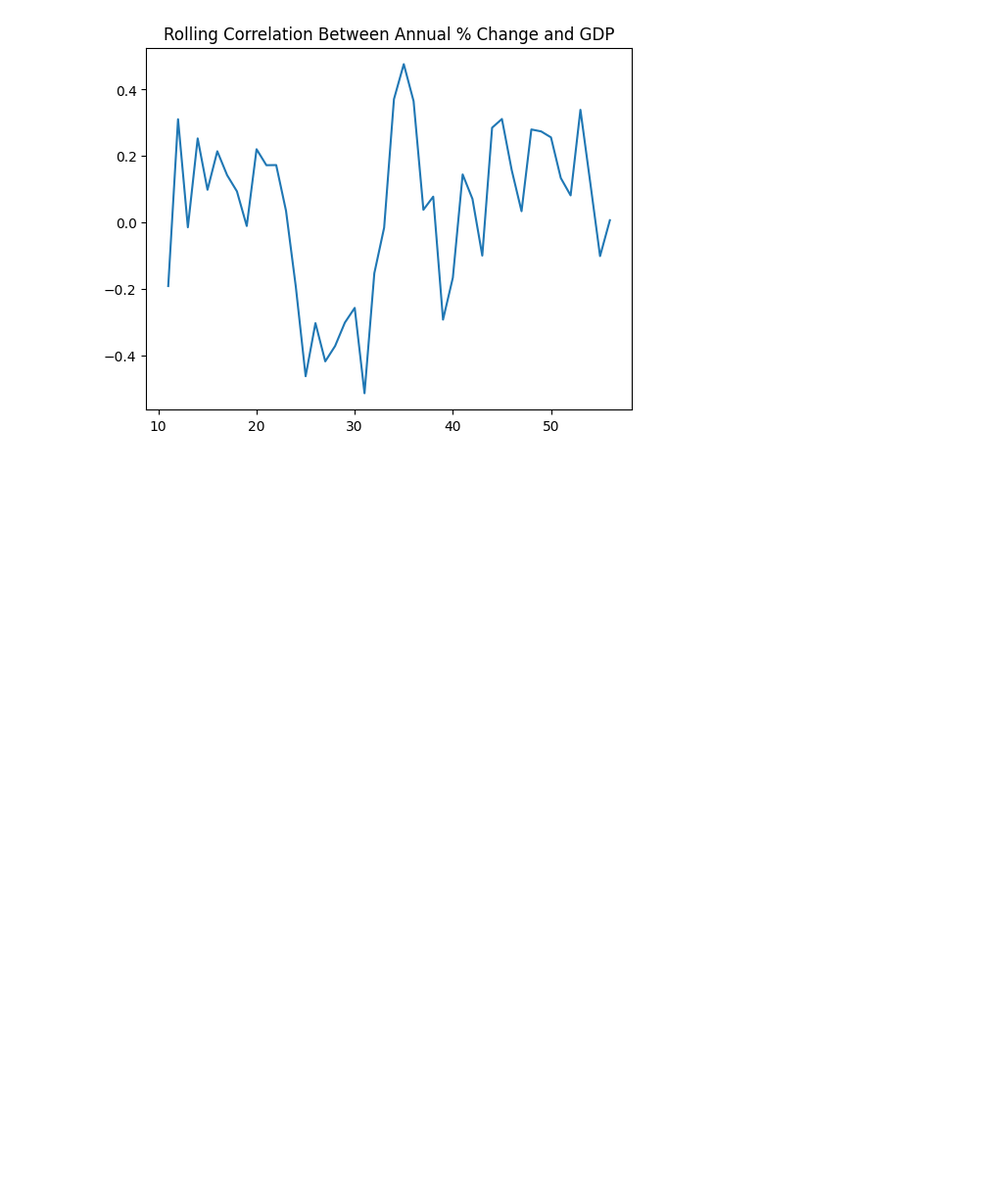
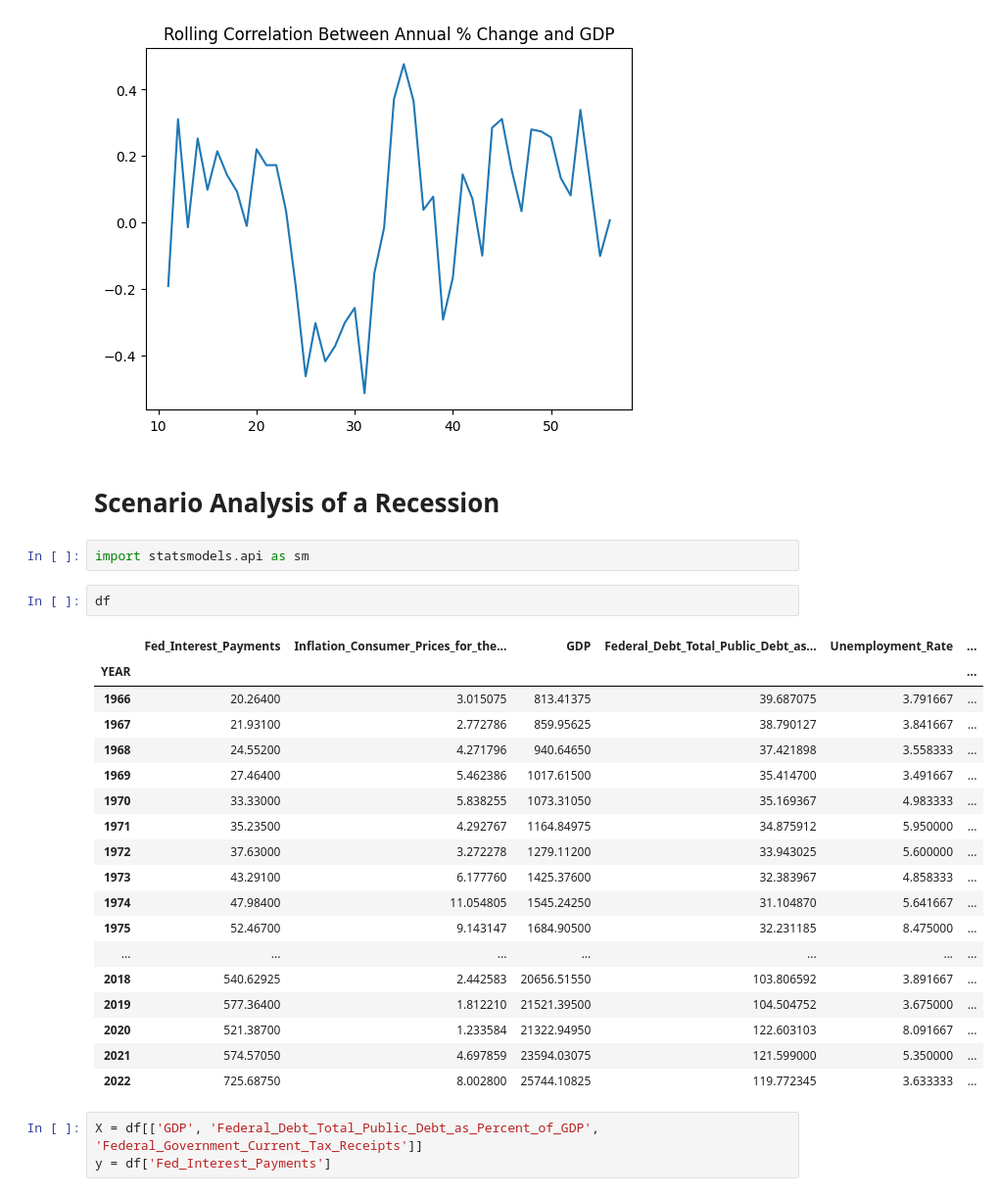
Before and after one commit to Tar-ive/Economic-Data-Analysis-and-Stock-Market-Performance, a Jupyter notebook: Data_and_Analysis.ipynb, the cells around one changed output. Shown at 98% size. Drawn from its saved outputs; the diff is of its cells as text; blank space fills up the shorter version.

```diff
--- a/Data_and_Analysis.ipynb
+++ b/Data_and_Analysis.ipynb
@@ -755,3 +679,31 @@ rolling_corr.plot(title='Rolling Correlation Between Annual % Change and GDP')
 # %% [output]
 <Axes: title={'center': 'Rolling Correlation Between Annual % Change and GDP'}>
 [figure]
+# %% [markdown]
+# Scenario Analysis of a Recession
+# %%
+import statsmodels.api as sm
+# %%
+df
+# %% [output]
+|  | Fed_Interest_Payments | Inflation_Consumer_Prices_for_the... | GDP | Federal_Debt_Total_Public_Debt_as... | Unemployment_Rate | ... |
+| YEAR |  |  |  |  |  | ... |
+| 1966 | 20.26400 | 3.015075 | 813.41375 | 39.687075 | 3.791667 | ... |
+| 1967 | 21.93100 | 2.772786 | 859.95625 | 38.790127 | 3.841667 | ... |
+| 1968 | 24.55200 | 4.271796 | 940.64650 | 37.421898 | 3.558333 | ... |
+| 1969 | 27.46400 | 5.462386 | 1017.61500 | 35.414700 | 3.491667 | ... |
+| 1970 | 33.33000 | 5.838255 | 1073.31050 | 35.169367 | 4.983333 | ... |
+| 1971 | 35.23500 | 4.292767 | 1164.84975 | 34.875912 | 5.950000 | ... |
+| 1972 | 37.63000 | 3.272278 | 1279.11200 | 33.943025 | 5.600000 | ... |
+| 1973 | 43.29100 | 6.177760 | 1425.37600 | 32.383967 | 4.858333 | ... |
+| 1974 | 47.98400 | 11.054805 | 1545.24250 | 31.104870 | 5.641667 | ... |
+| 1975 | 52.46700 | 9.143147 | 1684.90500 | 32.231185 | 8.475000 | ... |
+| ... | ... | ... | ... | ... | ... | ... |
+| 2018 | 540.62925 | 2.442583 | 20656.51550 | 103.806592 | 3.891667 | ... |
+| 2019 | 577.36400 | 1.812210 | 21521.39500 | 104.504752 | 3.675000 | ... |
+| 2020 | 521.38700 | 1.233584 | 21322.94950 | 122.603103 | 8.091667 | ... |
+| 2021 | 574.57050 | 4.697859 | 23594.03075 | 121.599000 | 5.350000 | ... |
+| 2022 | 725.68750 | 8.002800 | 25744.10825 | 119.772345 | 3.633333 | ... |
+# %%
+X = df[['GDP', 'Federal_Debt_Total_Public_Debt_as_Percent_of_GDP', 'Federal_Government_Current_Tax_Receipts']]
+y = df['Fed_Interest_Payments']
```
Also changed, not shown: parts of 85 cells of this notebook.
